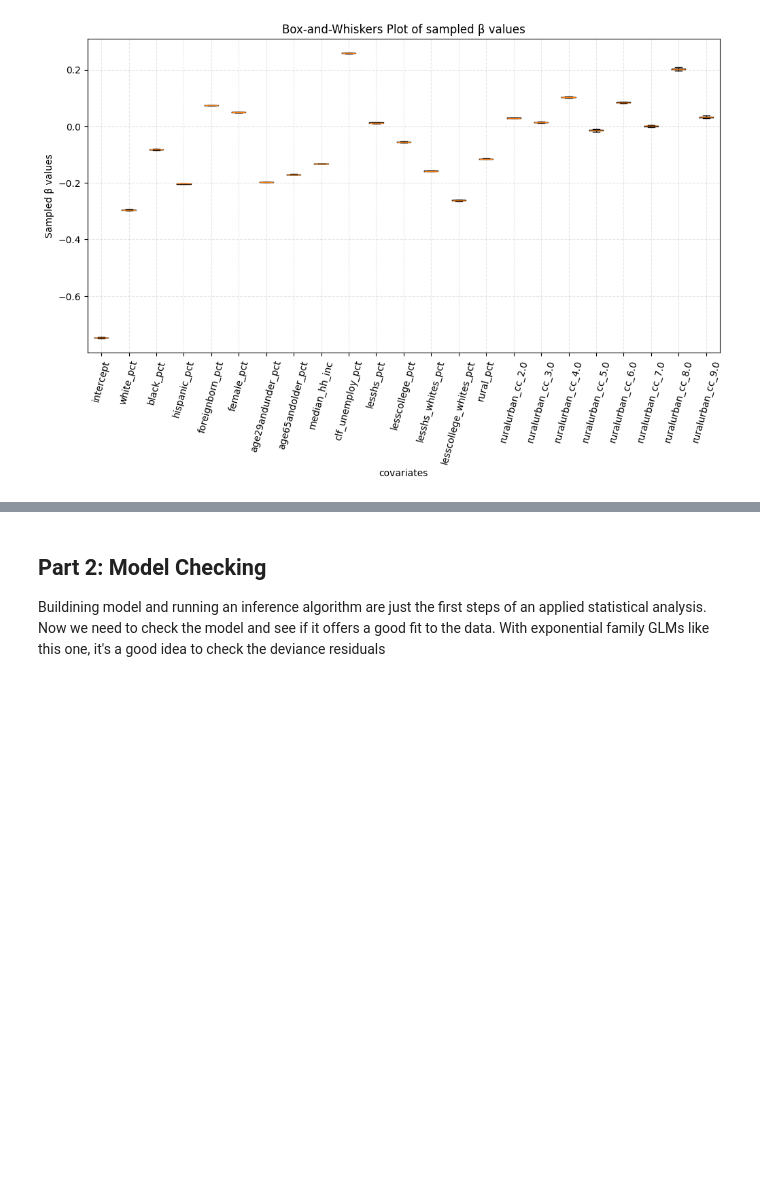
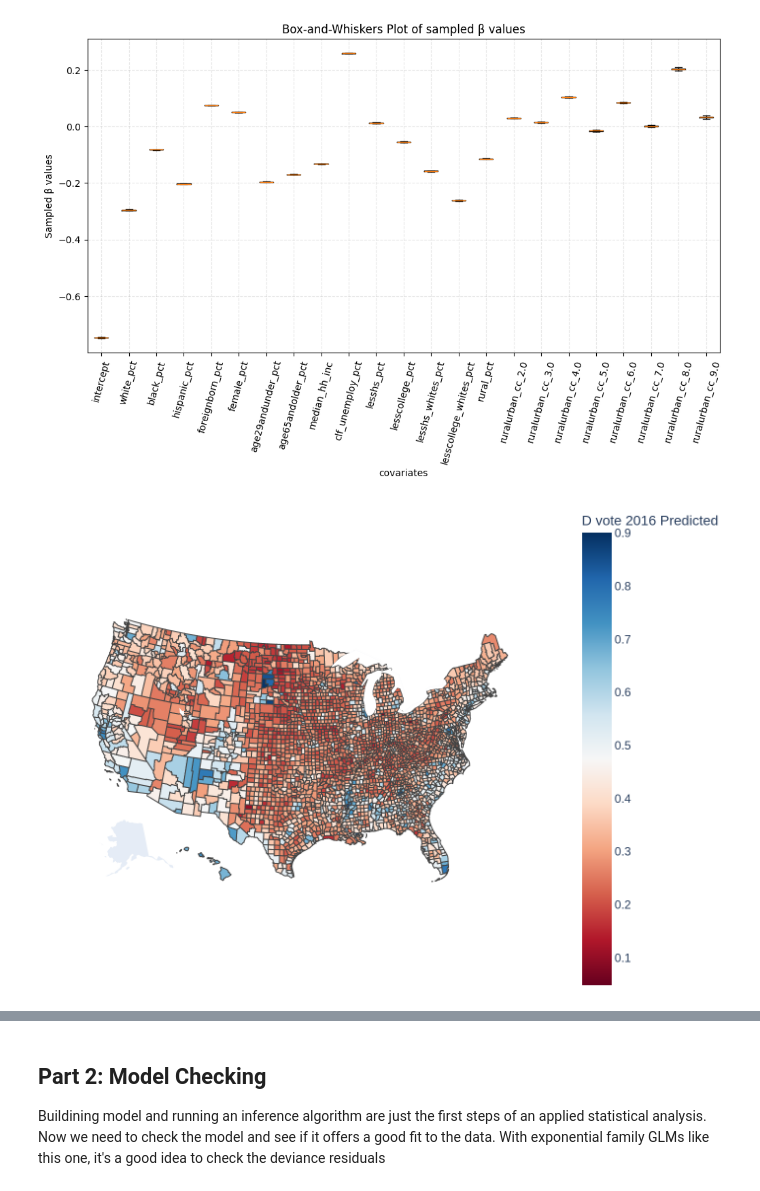
Before and after one commit to dlvh/stats305b, a Jupyter notebook: assignments/hw2/hw2.ipynb, the cells around one changed output, grey strips where cells are left out. Cells and saved outputs as stored; diff of their text form; code cells hidden in the pictures; blank space fills up the shorter version.

```diff
--- a/assignments/hw2/hw2.ipynb
+++ b/assignments/hw2/hw2.ipynb
@@ -683,0 +677,12 @@ plt.show()
+# %%
+# Plot the predicted probabilities of D votes across counties
+# Plot 4
+betas_after_20 = betas[20:, :]
+betas_after_20_mean = betas_after_20.mean(dim=0)
+predicted_probabilities = torch.sigmoid(X @ betas_after_20_mean)
+plot_counties(responses.fips,
+              predicted_probabilities,
+              label="D vote 2016 Predicted",
+              interactive=False)
+# %% [output]
+[figure, added]
```
Also changed, not shown: parts of 7 cells of this notebook.
